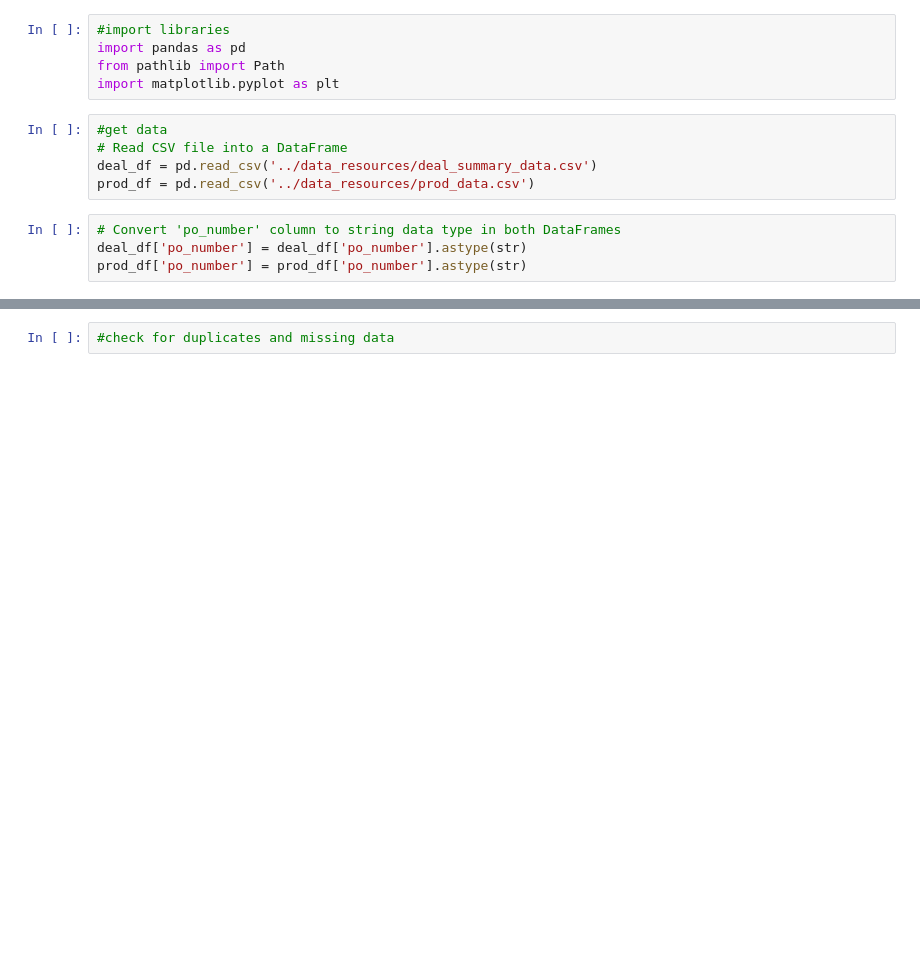
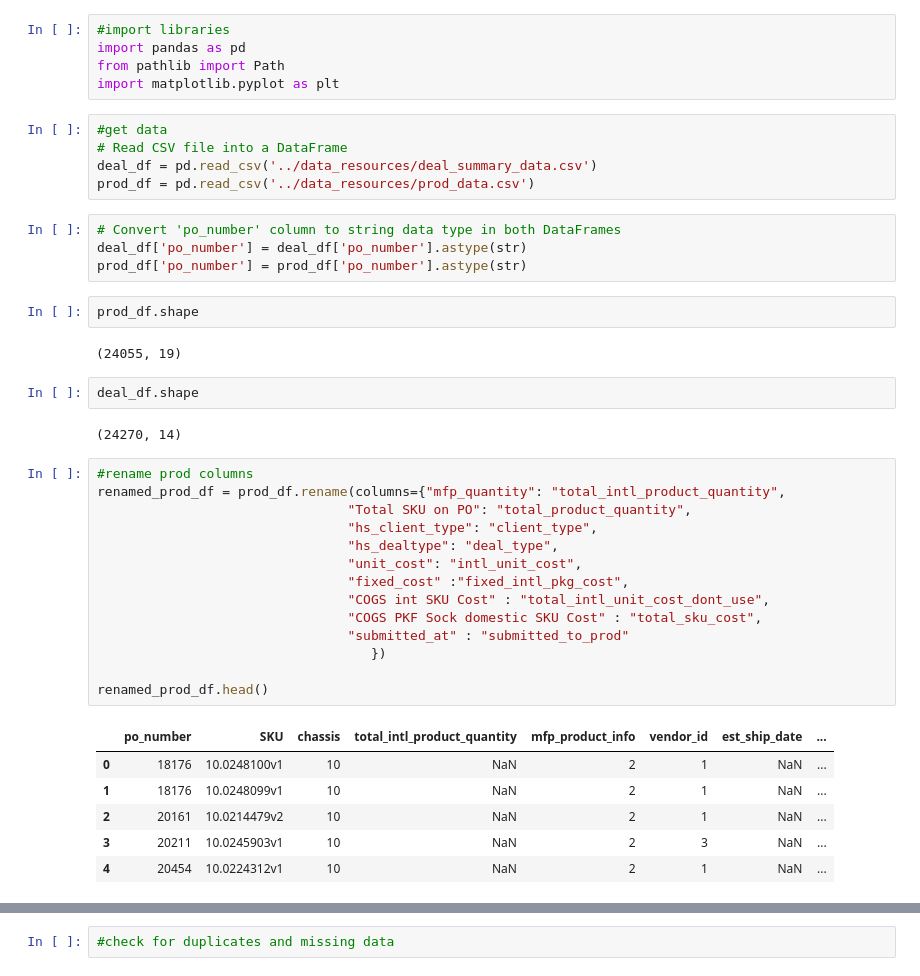
Before and after one commit to Atlis34/Project1, a Jupyter notebook: analysis/combined_data.ipynb, the cells around one changed output, grey strips where cells are left out. Cells and saved outputs as stored; diff of their text form; blank space fills up the shorter version.

```diff
--- a/analysis/combined_data.ipynb
+++ b/analysis/combined_data.ipynb
@@ -12,3 +12,32 @@ prod_df = pd.read_csv('../data_resources/prod_data.csv')
 # Convert 'po_number' column to string data type in both DataFrames
 deal_df['po_number'] = deal_df['po_number'].astype(str)
 prod_df['po_number'] = prod_df['po_number'].astype(str)
+# %%
+prod_df.shape
+# %% [output]
+(24055, 19)
+# %%
+deal_df.shape
+# %% [output]
+(24270, 14)
+# %%
+#rename prod columns
+renamed_prod_df = prod_df.rename(columns={"mfp_quantity": "total_intl_product_quantity",
+                                "Total SKU on PO": "total_product_quantity",
+                                "hs_client_type": "client_type",
+                                "hs_dealtype": "deal_type",
+                                "unit_cost": "intl_unit_cost",
+                                "fixed_cost" :"fixed_intl_pkg_cost",
+                                "COGS int SKU Cost" : "total_intl_unit_cost_dont_use",
+                                "COGS PKF Sock domestic SKU Cost" : "total_sku_cost",
+                                "submitted_at" : "submitted_to_prod"
+                                   })
+
+renamed_prod_df.head()
+# %% [output]
+|  | po_number | SKU | chassis | total_intl_product_quantity | mfp_product_info | vendor_id | est_ship_date | ... |
+| 0 | 18176 | 10.0248100v1 | 10 | NaN | 2 | 1 | NaN | ... |
+| 1 | 18176 | 10.0248099v1 | 10 | NaN | 2 | 1 | NaN | ... |
+| 2 | 20161 | 10.0214479v2 | 10 | NaN | 2 | 1 | NaN | ... |
+| 3 | 20211 | 10.0245903v1 | 10 | NaN | 2 | 3 | NaN | ... |
+| 4 | 20454 | 10.0224312v1 | 10 | NaN | 2 | 1 | NaN | ... |
```
Also changed, not shown: parts of 10 cells of this notebook, 19 other files.
